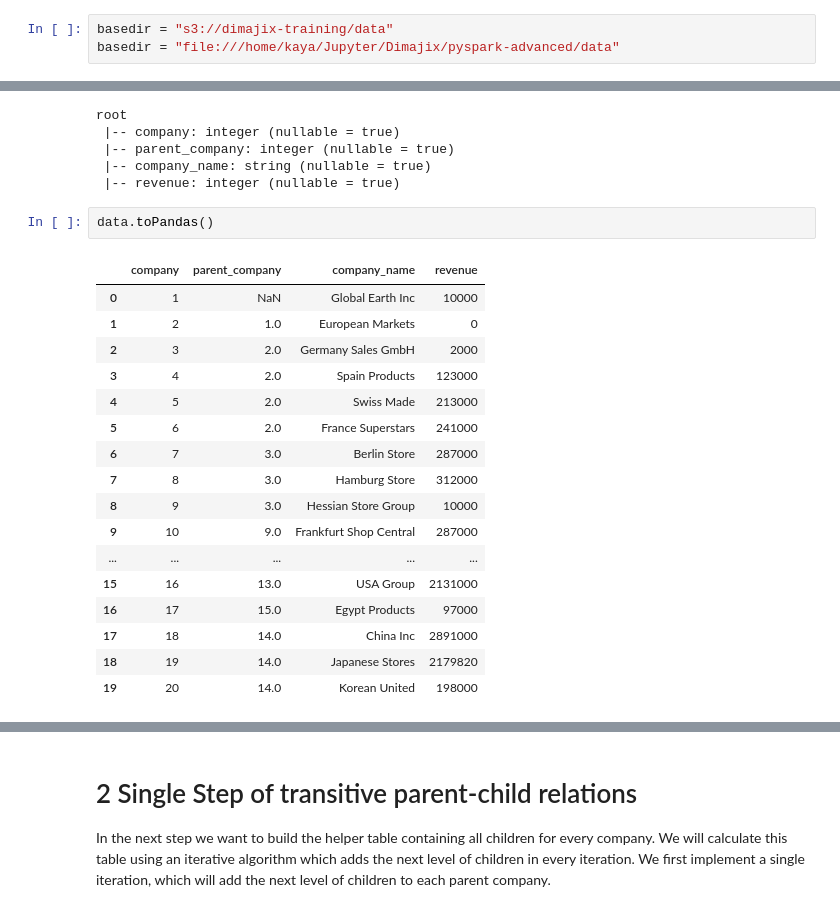
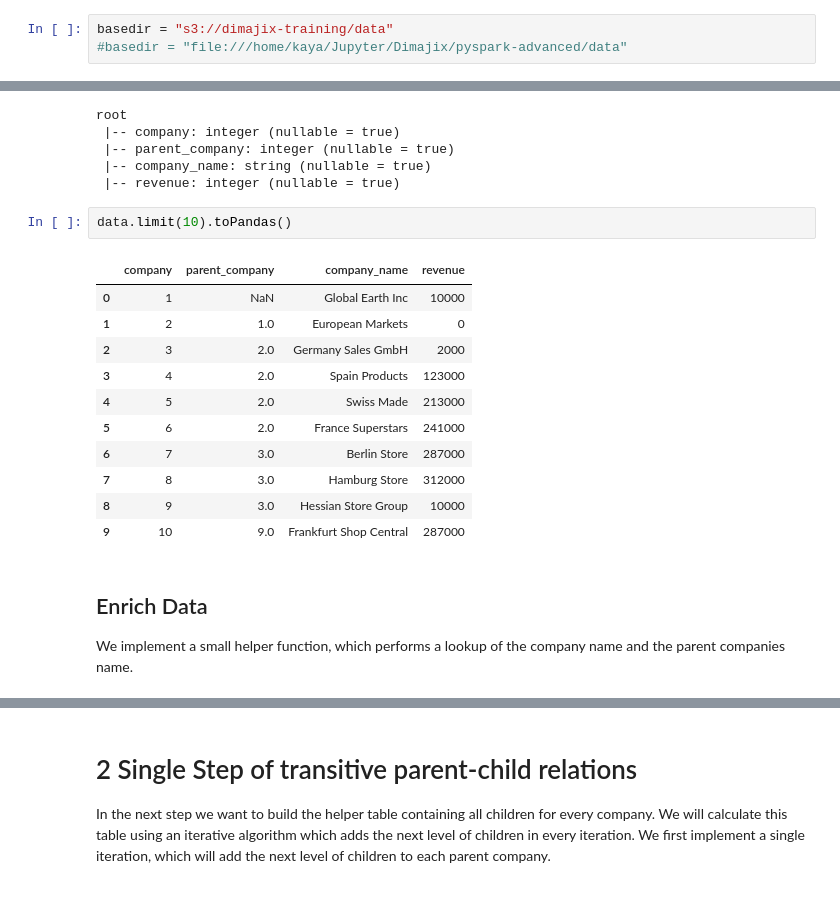
Before and after one commit to dimajix/pyspark-advanced, a Jupyter notebook: jupyter-caching/Iterative Algorithms - Full.ipynb, the cells around one changed output, grey strips where cells are left out. Saved outputs shown, nothing was run; the diff lists cells and outputs as text.

```diff
--- a/jupyter-caching/Iterative Algorithms - Full.ipynb
+++ b/jupyter-caching/Iterative Algorithms - Full.ipynb
@@ -26,7 +31,7 @@ In this example we use a fictional data set of company revenues. The special pro
 Let's start by loading and inspecting the data.
 # %%
 basedir = "s3://dimajix-training/data"
-basedir = "file:///home/kaya/Jupyter/Dimajix/pyspark-advanced/data"
+#basedir = "file:///home/kaya/Jupyter/Dimajix/pyspark-advanced/data"
 # %%
 data = spark.read \
     .option("header", True) \
@@ -41,22 +46,20 @@ root
  |-- company_name: string (nullable = true)
  |-- revenue: integer (nullable = true)
 # %%
-data.toPandas()
+data.limit(10).toPandas()
 # %% [output]
 |  | company | parent_company | company_name | revenue |
 | 0 | 1 | NaN | Global Earth Inc | 10000 |
 | 1 | 2 | 1.0 | European Markets | 0 |
 | 2 | 3 | 2.0 | Germany Sales GmbH | 2000 |
 | 3 | 4 | 2.0 | Spain Products | 123000 |
 | 4 | 5 | 2.0 | Swiss Made | 213000 |
 | 5 | 6 | 2.0 | France Superstars | 241000 |
 | 6 | 7 | 3.0 | Berlin Store | 287000 |
 | 7 | 8 | 3.0 | Hamburg Store | 312000 |
 | 8 | 9 | 3.0 | Hessian Store Group | 10000 |
 | 9 | 10 | 9.0 | Frankfurt Shop Central | 287000 |
-| ... | ... | ... | ... | ... |
-| 15 | 16 | 13.0 | USA Group | 2131000 |
-| 16 | 17 | 15.0 | Egypt Products | 97000 |
-| 17 | 18 | 14.0 | China Inc | 2891000 |
-| 18 | 19 | 14.0 | Japanese Stores | 2179820 |
-| 19 | 20 | 14.0 | Korean United | 198000 |
+# %% [markdown]
+## Enrich Data
+
+We implement a small helper function, which performs a lookup of the company name and the parent companies name.
```
Also changed, not shown: parts of 11 cells of this notebook, 8 other files.
